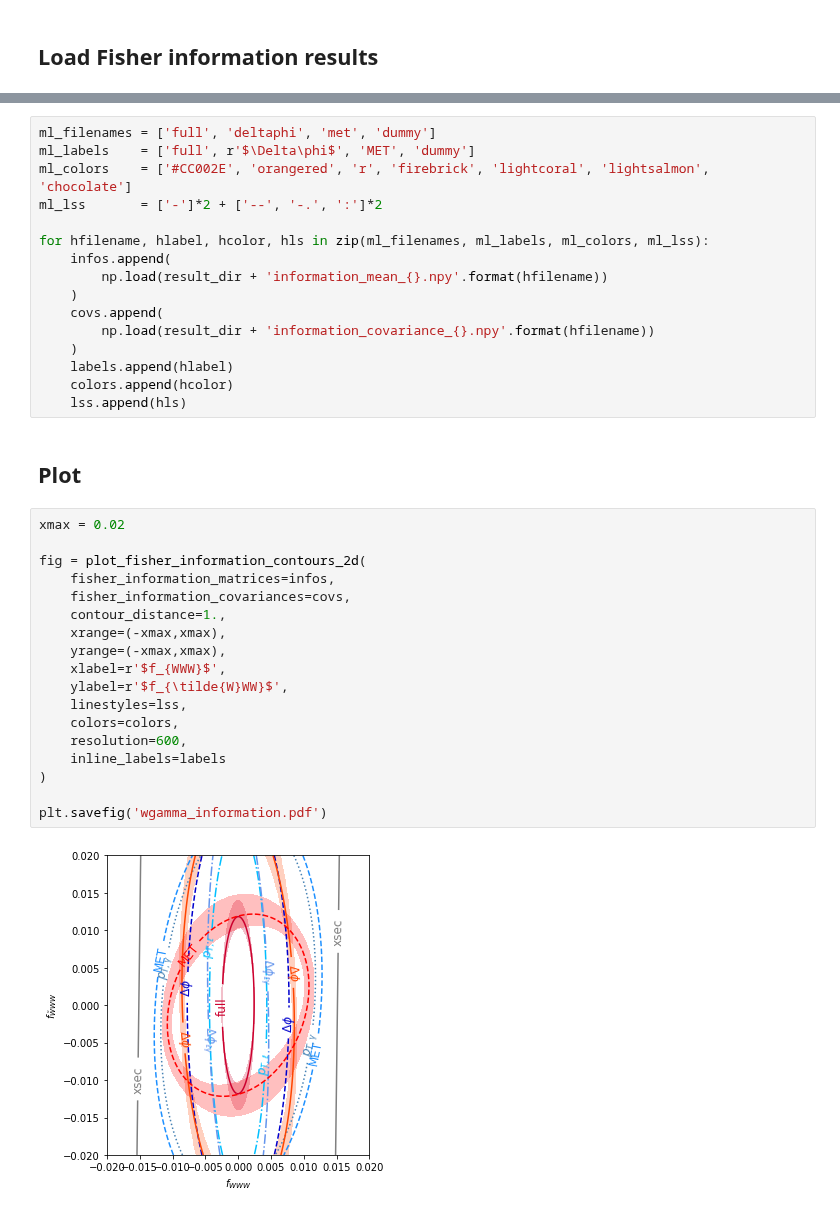
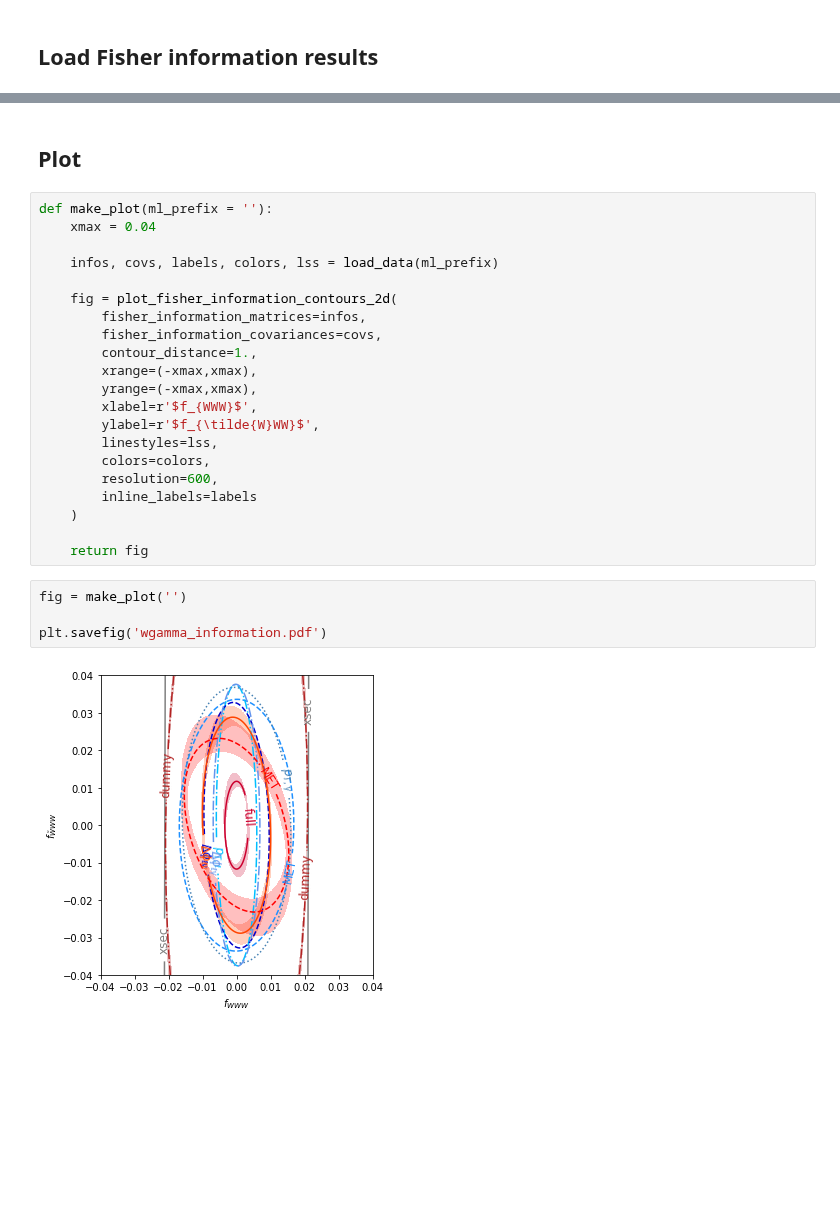
Before and after one commit to dlvp/diboson_mining, a Jupyter notebook: notebooks/wgamma/07_plot_fisher_information.ipynb, the cells around one changed output, grey strips where cells are left out. Saved outputs shown, nothing was run; the diff lists cells and outputs as text; blank space fills up the shorter version.

Commit message:
New results (resurrection phi still missing)

```diff
--- a/notebooks/wgamma/07_plot_fisher_information.ipynb
+++ b/notebooks/wgamma/07_plot_fisher_information.ipynb
@@ -57,38 +76,29 @@ for hfilename, hlabel, hcolor, hls in zip(histo_filenames, histo_labels, histo_c
-# %%
-ml_filenames = ['full', 'deltaphi', 'met', 'dummy']
-ml_labels    = ['full', r'$\Delta\phi$', 'MET', 'dummy']
-ml_colors    = ['#CC002E', 'orangered', 'r', 'firebrick', 'lightcoral', 'lightsalmon', 'chocolate']
-ml_lss       = ['-']*2 + ['--', '-.', ':']*2
-
-for hfilename, hlabel, hcolor, hls in zip(ml_filenames, ml_labels, ml_colors, ml_lss):
-    infos.append(
-        np.load(result_dir + 'information_mean_{}.npy'.format(hfilename))
-    )
-    covs.append(
-        np.load(result_dir + 'information_covariance_{}.npy'.format(hfilename))
-    )
-    labels.append(hlabel)
-    colors.append(hcolor)
-    lss.append(hls)
 # %% [markdown]
 ## Plot
 # %%
-xmax = 0.02
+def make_plot(ml_prefix = ''):
+    xmax = 0.04
 
-fig = plot_fisher_information_contours_2d(
-    fisher_information_matrices=infos,
-    fisher_information_covariances=covs,
-    contour_distance=1.,
-    xrange=(-xmax,xmax),
-    yrange=(-xmax,xmax),
-    xlabel=r'$f_{WWW}$',
-    ylabel=r'$f_{\tilde{W}WW}$',
-    linestyles=lss,
-    colors=colors,
-    resolution=600,
-    inline_labels=labels
-)
+    infos, covs, labels, colors, lss = load_data(ml_prefix)
 
-plt.savefig('wgamma_information.pdf')
+    fig = plot_fisher_information_contours_2d(
+        fisher_information_matrices=infos,
+        fisher_information_covariances=covs,
+        contour_distance=1.,
+        xrange=(-xmax,xmax),
+        yrange=(-xmax,xmax),
+        xlabel=r'$f_{WWW}$',
+        ylabel=r'$f_{\tilde{W}WW}$',
+        linestyles=lss,
+        colors=colors,
+        resolution=600,
+        inline_labels=labels
+    )
+
+    return fig
-# %% [output]
-[figure, removed]
+# %%
+fig = make_plot('')
+
+plt.savefig('wgamma_information.pdf')
+# %% [output]
+[figure, added]
```
Also changed, not shown: parts of 6 cells of this notebook, 8 other files.
